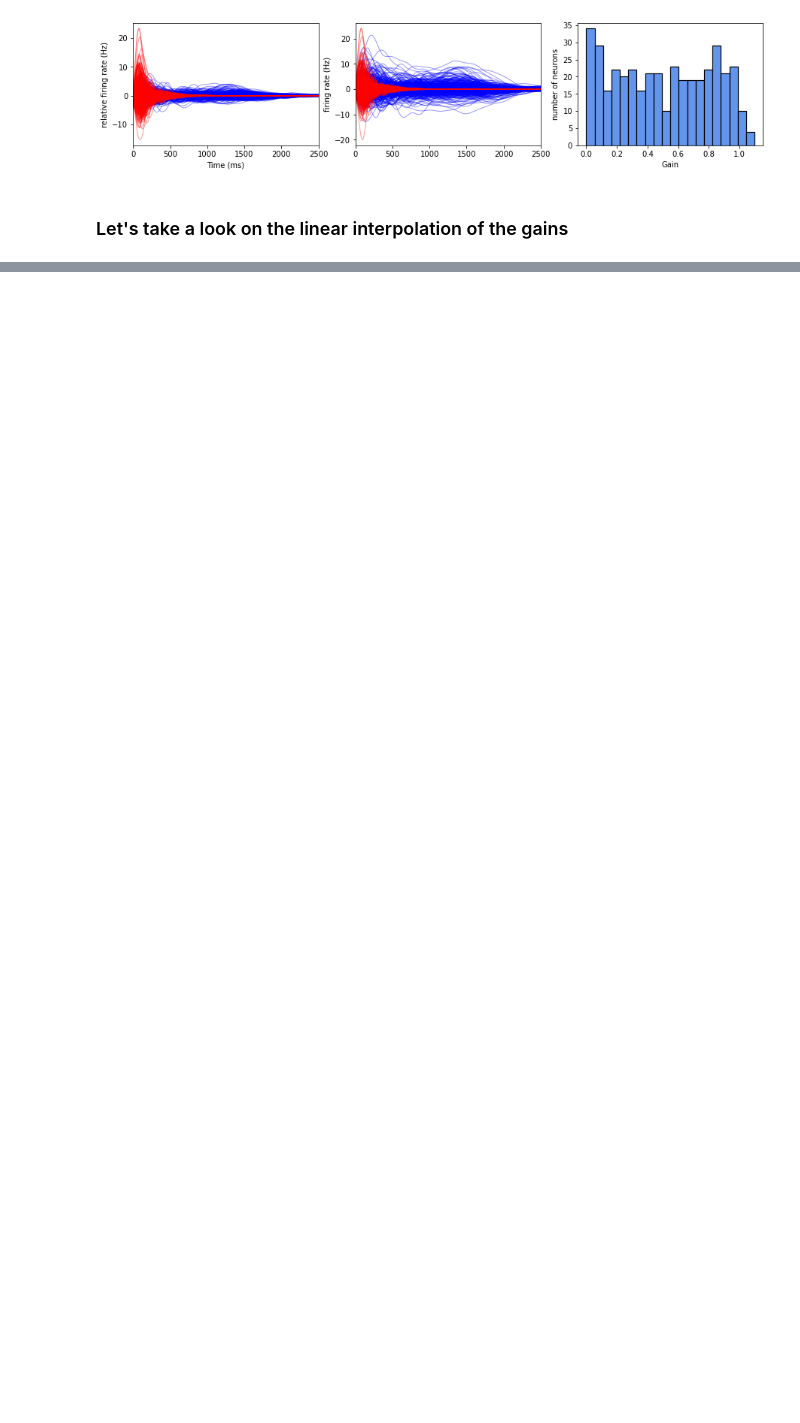
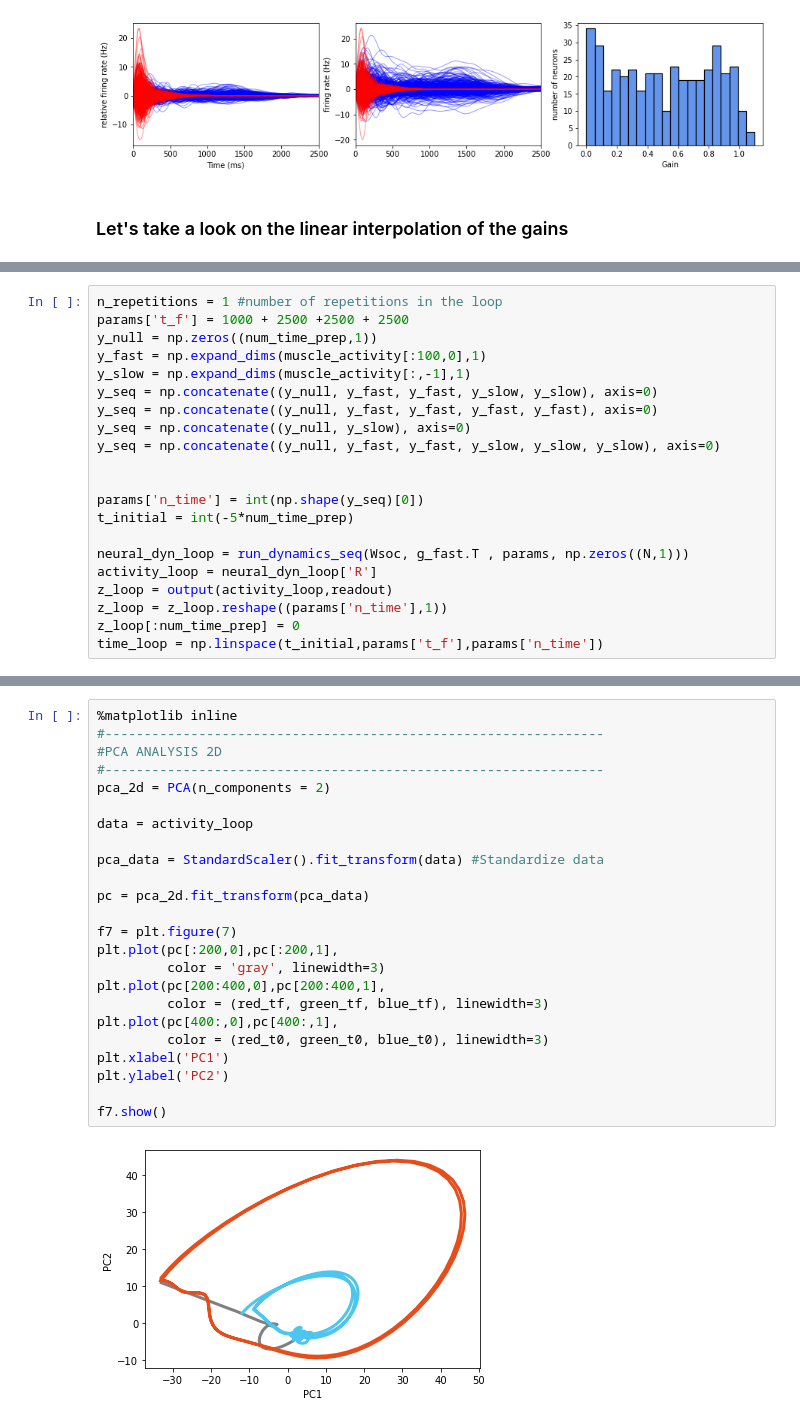
Before and after one commit to juansebastiancalderongarcia/Motor-control-for-speed-transition, a Jupyter notebook: Back-propagation for motor control among different speeds.ipynb, the cells around one changed output, grey strips where cells are left out. Saved outputs shown, nothing was run; the diff lists cells and outputs as text; blank space fills up the shorter version.

```diff
--- a/Back-propagation for motor control among different speeds.ipynb
+++ b/Back-propagation for motor control among different speeds.ipynb
@@ -398,0 +609,21 @@ f6.show()
+# %%
+n_repetitions = 1 #number of repetitions in the loop
+params['t_f'] = 1000 + 2500 +2500 + 2500
+y_null = np.zeros((num_time_prep,1))
+y_fast = np.expand_dims(muscle_activity[:100,0],1)
+y_slow = np.expand_dims(muscle_activity[:,-1],1)
+y_seq = np.concatenate((y_null, y_fast, y_fast, y_slow, y_slow), axis=0)
+y_seq = np.concatenate((y_null, y_fast, y_fast, y_fast, y_fast), axis=0)
+y_seq = np.concatenate((y_null, y_slow), axis=0)
+y_seq = np.concatenate((y_null, y_fast, y_fast, y_slow, y_slow, y_slow), axis=0)
+
+
+params['n_time'] = int(np.shape(y_seq)[0])
+t_initial = int(-5*num_time_prep)
+
+neural_dyn_loop = run_dynamics_seq(Wsoc, g_fast.T , params, np.zeros((N,1)))
+activity_loop = neural_dyn_loop['R']
+z_loop = output(activity_loop,readout)
+z_loop = z_loop.reshape((params['n_time'],1))
+z_loop[:num_time_prep] = 0
+time_loop = np.linspace(t_initial,params['t_f'],params['n_time'])
@@ -398,0 +652,26 @@ f6.show()
+# %%
+%matplotlib inline
+#----------------------------------------------------------------
+#PCA ANALYSIS 2D
+#----------------------------------------------------------------
+pca_2d = PCA(n_components = 2)
+
+data = activity_loop
+
+pca_data = StandardScaler().fit_transform(data) #Standardize data
+
+pc = pca_2d.fit_transform(pca_data)
+
+f7 = plt.figure(7)
+plt.plot(pc[:200,0],pc[:200,1],
+         color = 'gray', linewidth=3)
+plt.plot(pc[200:400,0],pc[200:400,1],
+         color = (red_tf, green_tf, blue_tf), linewidth=3)
+plt.plot(pc[400:,0],pc[400:,1],
+         color = (red_t0, green_t0, blue_t0), linewidth=3)
+plt.xlabel('PC1')
+plt.ylabel('PC2')
+
+f7.show()
+# %% [output]
+[figure, added]
```
Also changed, not shown: parts of 16 cells of this notebook.
